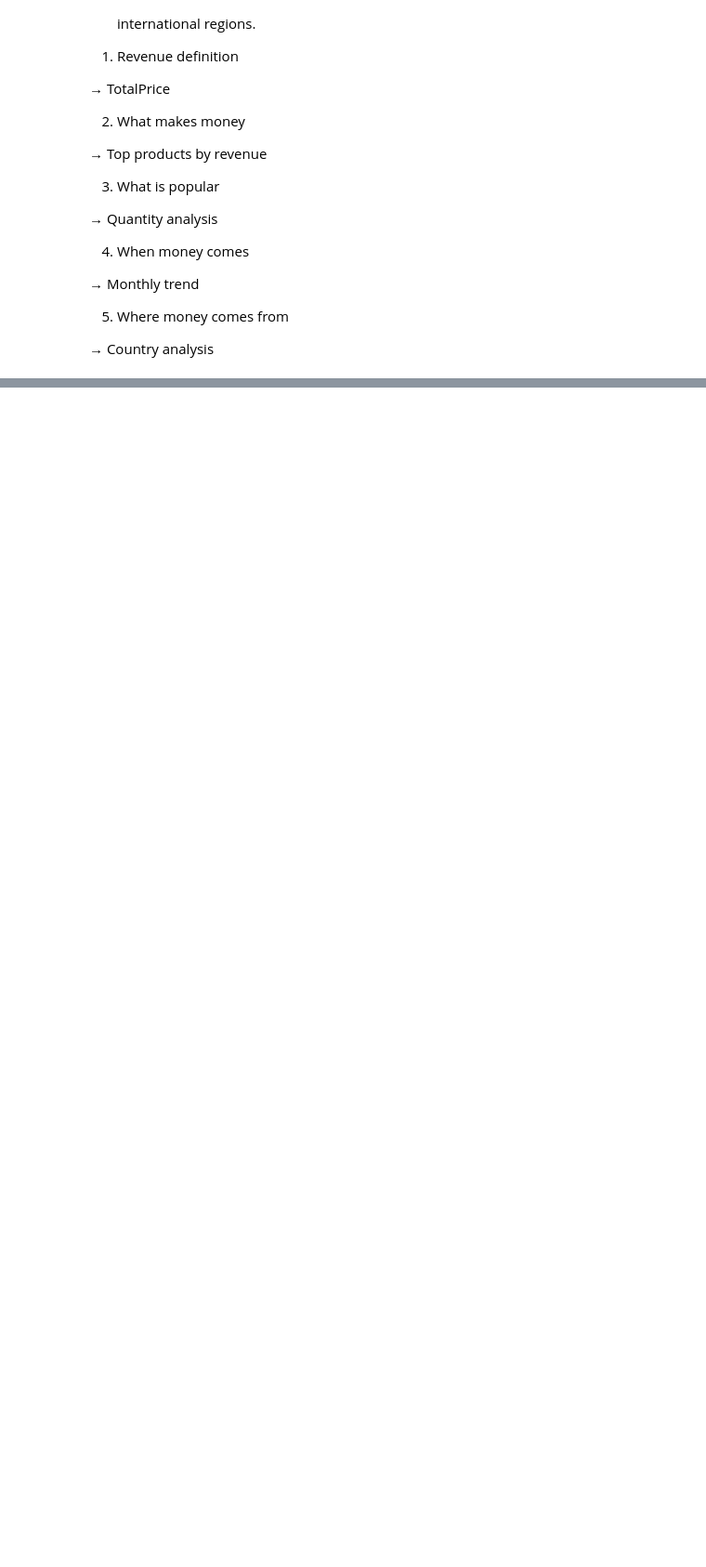
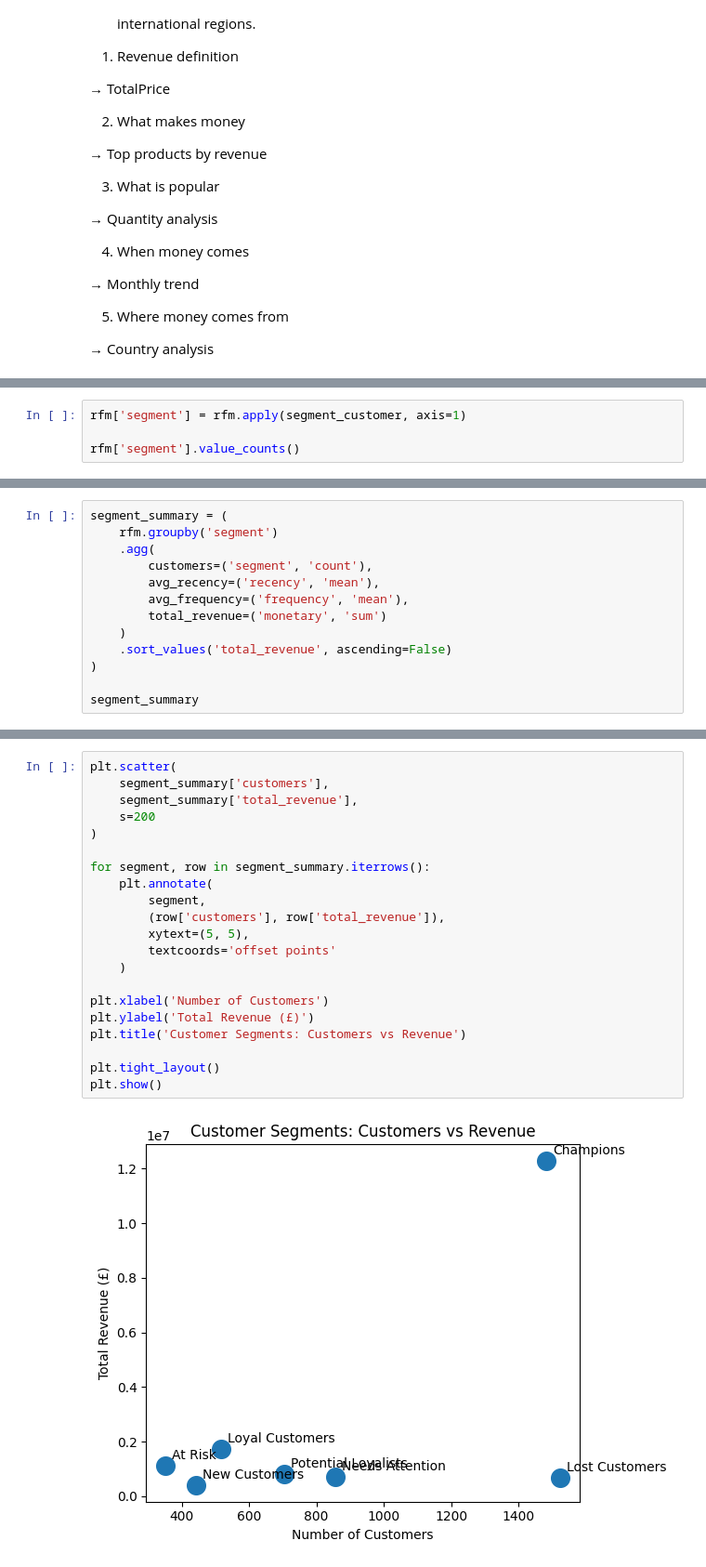
Before and after one commit to RenitiaMR/Portfolio, a Jupyter notebook: online_sales_II.ipynb, the cells around one changed output, grey strips where cells are left out. Shown at 93% size. Drawn from its saved outputs; the diff is of its cells as text; blank space fills up the shorter version.

```diff
--- a/online_sales_II.ipynb
+++ b/online_sales_II.ipynb
@@ -297,0 +610,4 @@ plt.show()
+# %%
+rfm['segment'] = rfm.apply(segment_customer, axis=1)
+
+rfm['segment'].value_counts()
@@ -297,0 +624,13 @@ plt.show()
+# %%
+segment_summary = (
+    rfm.groupby('segment')
+    .agg(
+        customers=('segment', 'count'),
+        avg_recency=('recency', 'mean'),
+        avg_frequency=('frequency', 'mean'),
+        total_revenue=('monetary', 'sum')
+    )
+    .sort_values('total_revenue', ascending=False)
+)
+
+segment_summary
@@ -297,0 +657,23 @@ plt.show()
+# %%
+plt.scatter(
+    segment_summary['customers'],
+    segment_summary['total_revenue'],
+    s=200
+)
+
+for segment, row in segment_summary.iterrows():
+    plt.annotate(
+        segment,
+        (row['customers'], row['total_revenue']),
+        xytext=(5, 5),
+        textcoords='offset points'
+    )
+
+plt.xlabel('Number of Customers')
+plt.ylabel('Total Revenue (£)')
+plt.title('Customer Segments: Customers vs Revenue')
+
+plt.tight_layout()
+plt.show()
+# %% [output]
+[figure, added]
```
Also changed, not shown: parts of 31 cells of this notebook, 1 other file.
